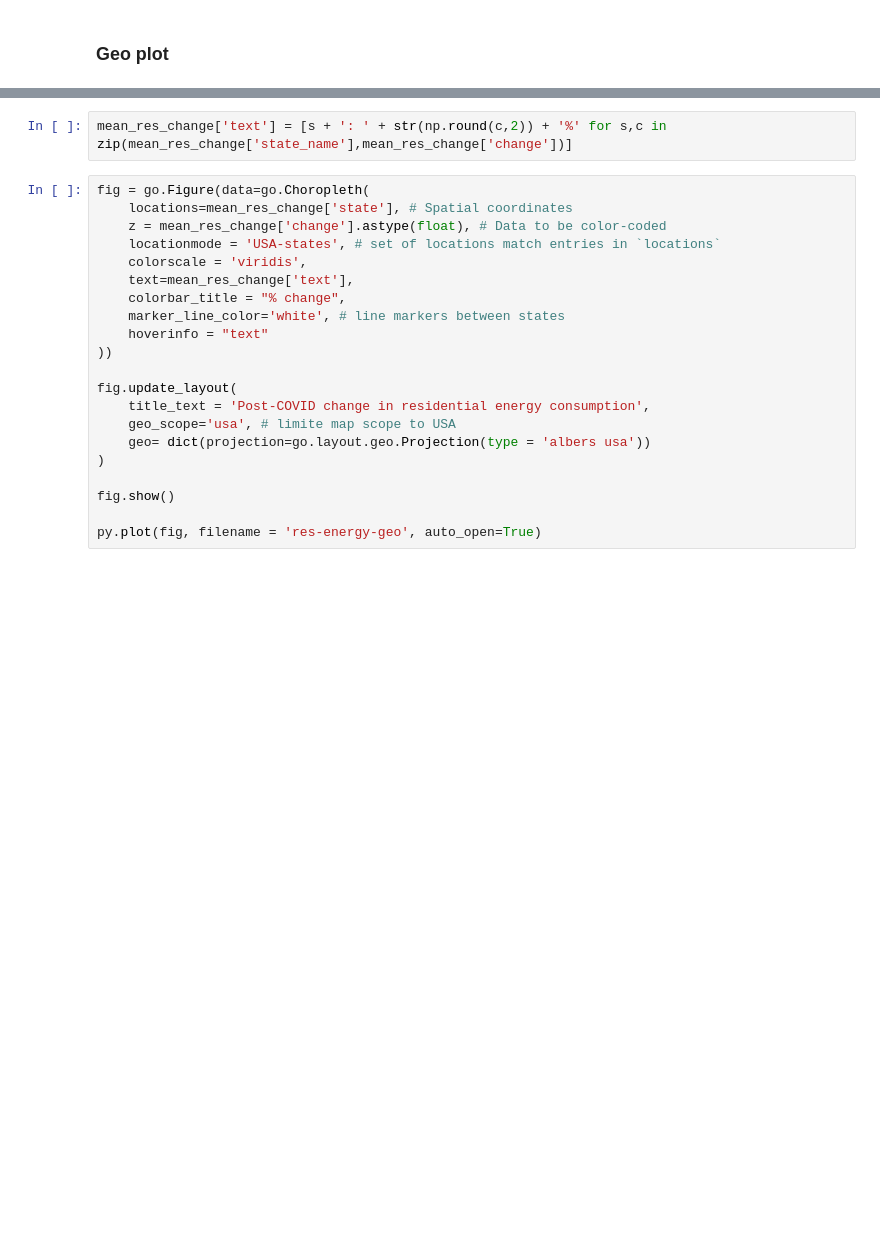
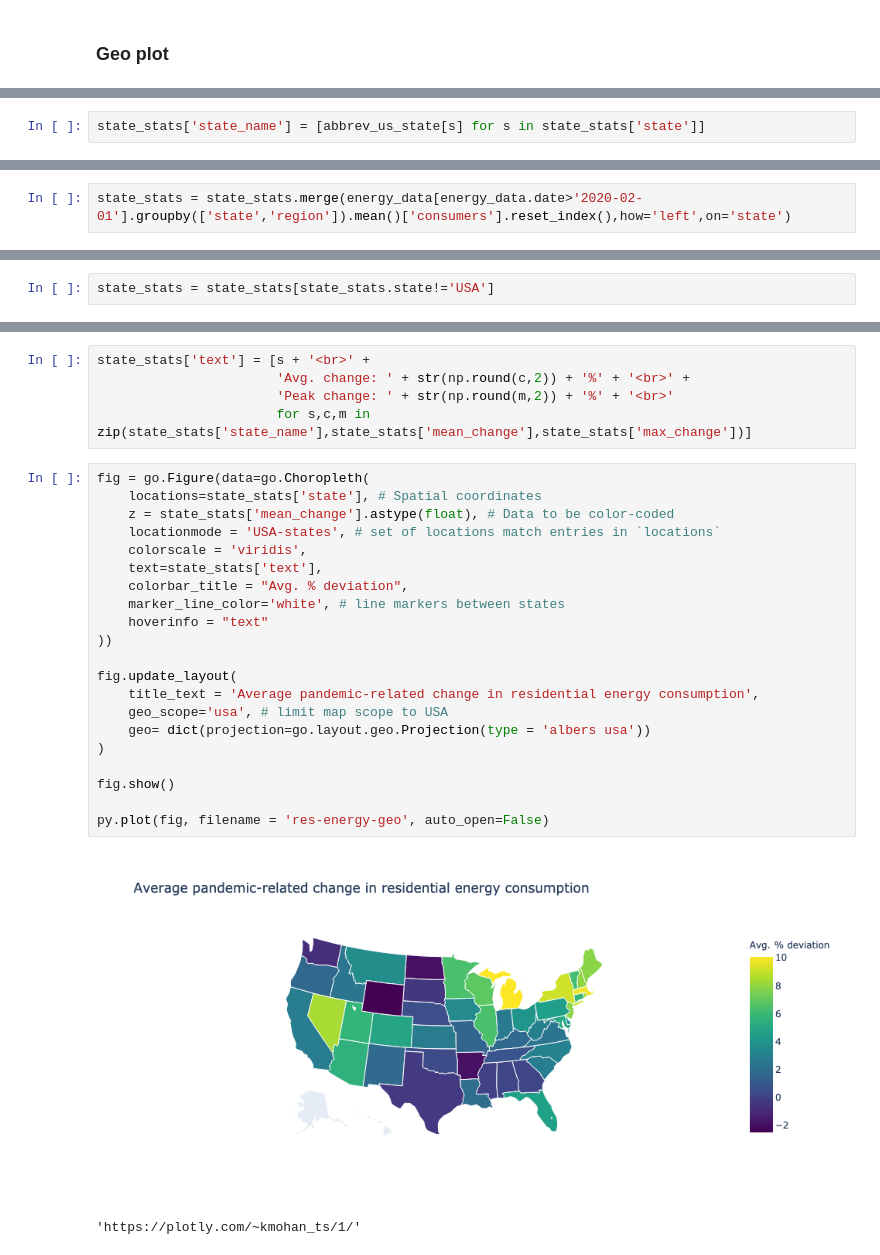
Before and after one commit to tsdataclinic/covid-energy-burden, a Jupyter notebook: src/EnergyViz.ipynb, the cells around one changed output, grey strips where cells are left out. Cells and saved outputs as stored; diff of their text form; blank space fills up the shorter version.

```diff
--- a/src/EnergyViz.ipynb
+++ b/src/EnergyViz.ipynb
@@ -156 +258,3 @@ mean_res_change = mean_change[mean_change.sector=="RES"]
+# %%
+state_stats['state_name'] = [abbrev_us_state[s] for s in state_stats['state']]
 # %%
@@ -224,0 +273,2 @@ mean_res_change.head()
+# %%
+state_stats = state_stats.merge(energy_data[energy_data.date>'2020-02-01'].groupby(['state','region']).mean()['consumers'].reset_index(),how='left',on='state')
@@ -224,0 +310,2 @@ mean_res_change.head()
+# %%
+state_stats = state_stats[state_stats.state!='USA']
@@ -225,23 +325,29 @@ mean_res_change.head()
 # %%
-mean_res_change['text'] = [s + ': ' + str(np.round(c,2)) + '%' for s,c in zip(mean_res_change['state_name'],mean_res_change['change'])]
+state_stats['text'] = [s + '<br>' +
+                       'Avg. change: ' + str(np.round(c,2)) + '%' + '<br>' +
+                       'Peak change: ' + str(np.round(m,2)) + '%' + '<br>'
+                       for s,c,m in zip(state_stats['state_name'],state_stats['mean_change'],state_stats['max_change'])]
 # %%
 fig = go.Figure(data=go.Choropleth(
-    locations=mean_res_change['state'], # Spatial coordinates
-    z = mean_res_change['change'].astype(float), # Data to be color-coded
+    locations=state_stats['state'], # Spatial coordinates
+    z = state_stats['mean_change'].astype(float), # Data to be color-coded
     locationmode = 'USA-states', # set of locations match entries in `locations`
     colorscale = 'viridis',
-    text=mean_res_change['text'],
-    colorbar_title = "% change",
+    text=state_stats['text'],
+    colorbar_title = "Avg. % deviation",
     marker_line_color='white', # line markers between states
     hoverinfo = "text"
 ))
 
 fig.update_layout(
-    title_text = 'Post-COVID change in residential energy consumption',
-    geo_scope='usa', # limite map scope to USA
+    title_text = 'Average pandemic-related change in residential energy consumption',
+    geo_scope='usa', # limit map scope to USA
     geo= dict(projection=go.layout.geo.Projection(type = 'albers usa'))
 )
 
 fig.show()
 
-py.plot(fig, filename = 'res-energy-geo', auto_open=True)
+py.plot(fig, filename = 'res-energy-geo', auto_open=False)
+# %% [output]
+[figure, added]
+'https://plotly.com/~kmohan_ts/1/'
```
Also changed, not shown: parts of 23 cells of this notebook, 1 other file.
